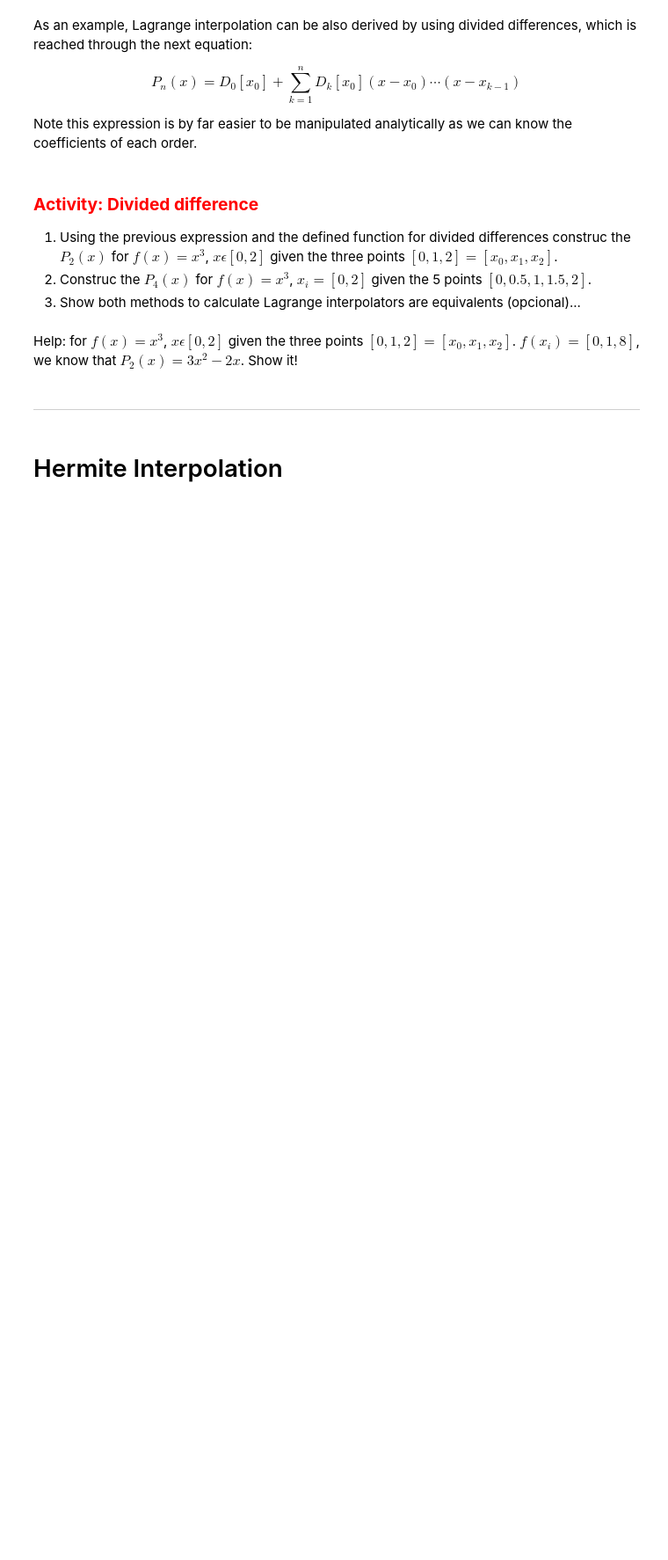
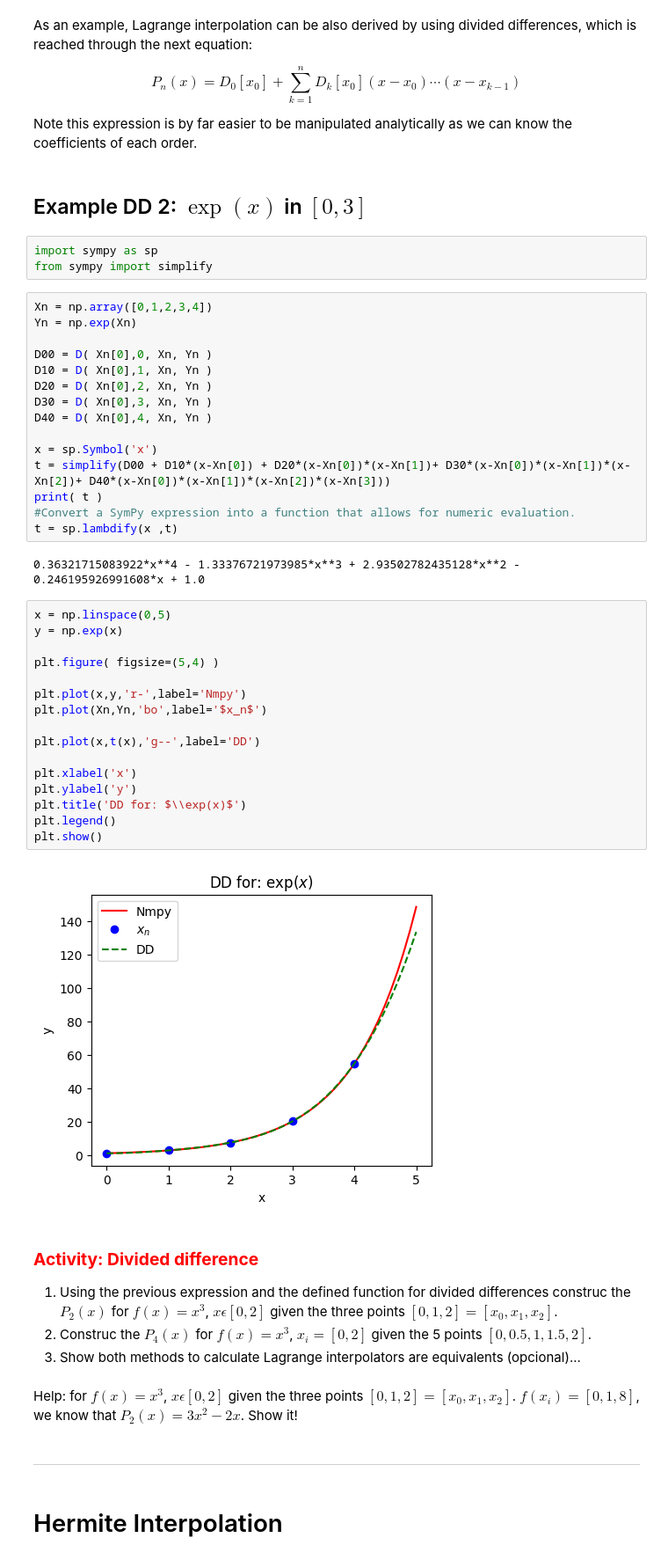
Before and after one commit to anferivera/Programming, a Jupyter notebook: 4_interpolation.ipynb, the cells around one changed output. Shown at 88% size. Saved outputs shown, nothing was run; the diff lists cells and outputs as text; blank space fills up the shorter version.

```diff
--- a/4_interpolation.ipynb
+++ b/4_interpolation.ipynb
@@ -376,6 +401,46 @@ As an example, Lagrange interpolation can be also derived by using divided diffe
 $$P_n(x) = D_0[x_0] + \sum_{k=1}^n D_k[x_0] (x-x_0) \cdots (x-x_{k-1})$$
 
 Note this expression is by far easier to be manipulated analytically as we can know the coefficients of each order.
+# %% [markdown]
+## Example DD 2: $\exp(x)$ in $[0,3]$
+# %%
+import sympy as sp
+from sympy import simplify
+# %%
+Xn = np.array([0,1,2,3,4])
+Yn = np.exp(Xn)
+
+D00 = D( Xn[0],0, Xn, Yn )
+D10 = D( Xn[0],1, Xn, Yn )
+D20 = D( Xn[0],2, Xn, Yn )
+D30 = D( Xn[0],3, Xn, Yn )
+D40 = D( Xn[0],4, Xn, Yn )
+
+x = sp.Symbol('x')
+t = simplify(D00 + D10*(x-Xn[0]) + D20*(x-Xn[0])*(x-Xn[1])+ D30*(x-Xn[0])*(x-Xn[1])*(x-Xn[2])+ D40*(x-Xn[0])*(x-Xn[1])*(x-Xn[2])*(x-Xn[3]))
+print( t )
+#Convert a SymPy expression into a function that allows for numeric evaluation.
+t = sp.lambdify(x ,t)
+# %% [output]
+0.36321715083922*x**4 - 1.33376721973985*x**3 + 2.93502782435128*x**2 - 0.246195926991608*x + 1.0
+# %%
+x = np.linspace(0,5)
+y = np.exp(x)
+
+plt.figure( figsize=(5,4) )
+
+plt.plot(x,y,'r-',label='Nmpy')
+plt.plot(Xn,Yn,'bo',label='$x_n$')
+
+plt.plot(x,t(x),'g--',label='DD')
+
+plt.xlabel('x')
+plt.ylabel('y')
+plt.title('DD for: $\\exp(x)$')
+plt.legend()
+plt.show()
+# %% [output]
+[figure, added]
 # %% [markdown]
  ### <font color='red'>     **Activity: Divided difference** </font>
 1.  Using the previous expression and the defined function for divided differences construc the $P_2(x)$ for $f(x)=x^3$, $x ϵ [0,2]$ given the three points $[0,1,2]=[x_0,x_1,x_2]$.
```
Also changed, not shown: parts of 7 cells of this notebook.
